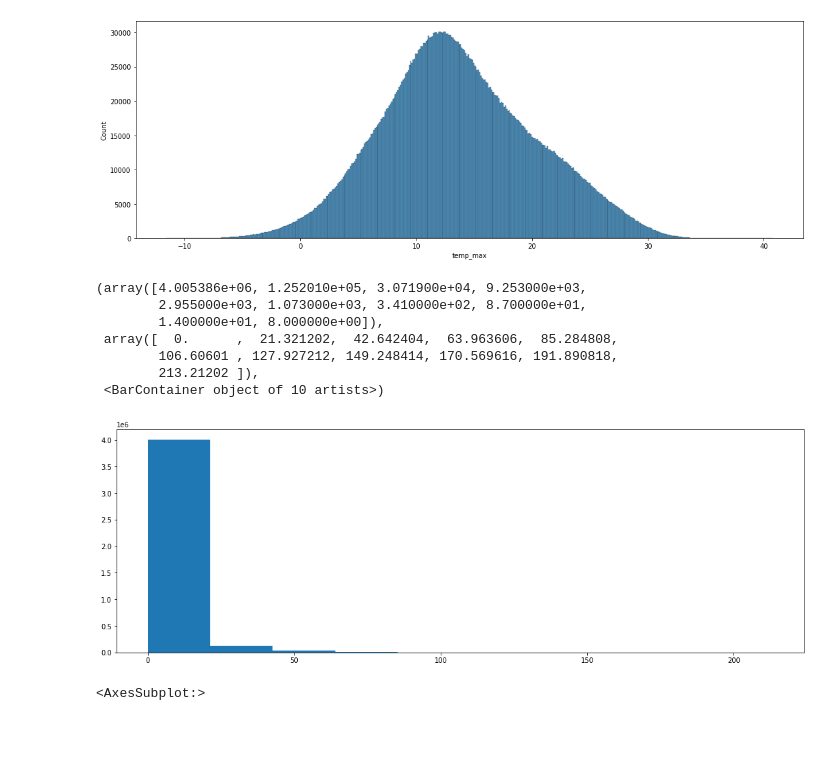
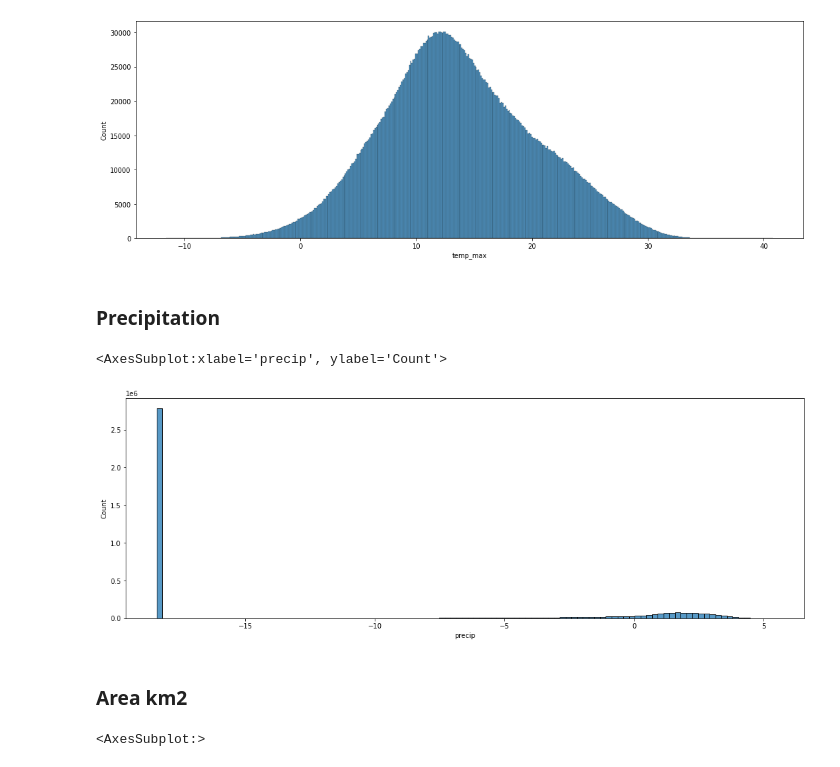
Before and after one commit to oaflores28/WatershedChallenge, a Jupyter notebook: Notebook_1_WaterShed.ipynb, the cells around one changed output. Saved outputs shown, nothing was run; the diff lists cells and outputs as text; code cells hidden in the pictures; blank space fills up the shorter version.

Commit message:
Added flux file. Answered Q7. Modified some questions
[Q2] Plotted log of variables
[Q5] Fixed a bug.
[Q7] Answered discussion and built a model.

```diff
--- a/Notebook_1_WaterShed.ipynb
+++ b/Notebook_1_WaterShed.ipynb
@@ -227,19 +252,17 @@ sns.histplot(df_flux['temp_max'])
 # %% [output]
 <AxesSubplot:xlabel='temp_max', ylabel='Count'>
 [figure]
+# %% [markdown]
+### Precipitation
 # %%
 plt.figure(figsize=(18,6))
-#sns.histplot(df_flux['precip'])
-plt.hist(df_flux['precip'])
+sns.histplot(np.log(df_flux['precip']+10**-8))
+#plt.hist(df_flux['precip'])
 # %% [output]
-(array([4.005386e+06, 1.252010e+05, 3.071900e+04, 9.253000e+03,
-        2.955000e+03, 1.073000e+03, 3.410000e+02, 8.700000e+01,
-        1.400000e+01, 8.000000e+00]),
- array([  0.      ,  21.321202,  42.642404,  63.963606,  85.284808,
-        106.60601 , 127.927212, 149.248414, 170.569616, 191.890818,
-        213.21202 ]),
- <BarContainer object of 10 artists>)
+<AxesSubplot:xlabel='precip', ylabel='Count'>
-[figure, old version]
+[figure, new version]
+# %% [markdown]
+### Area km2
 # %%
 plt.figure(figsize=(18,6))
 sns.boxplot(df_flux['area_km2'].unique())
```
Also changed, not shown: parts of 67 cells of this notebook, 1 other file.
